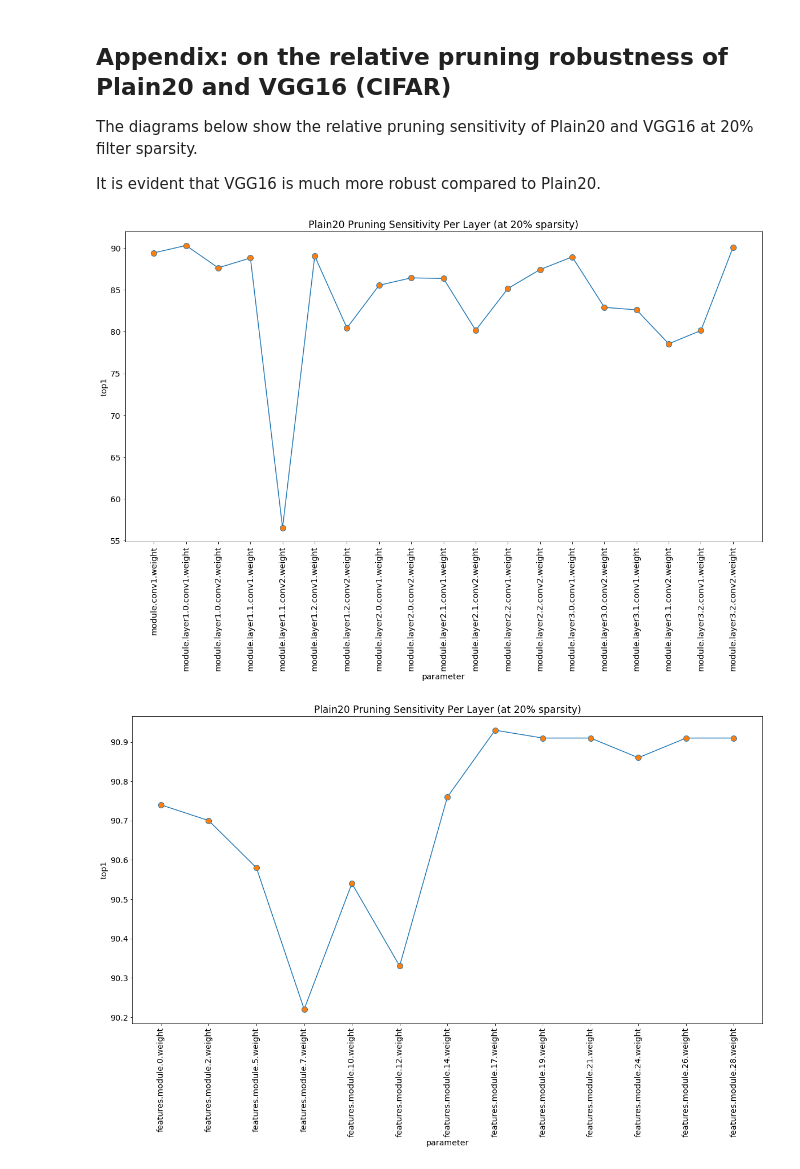
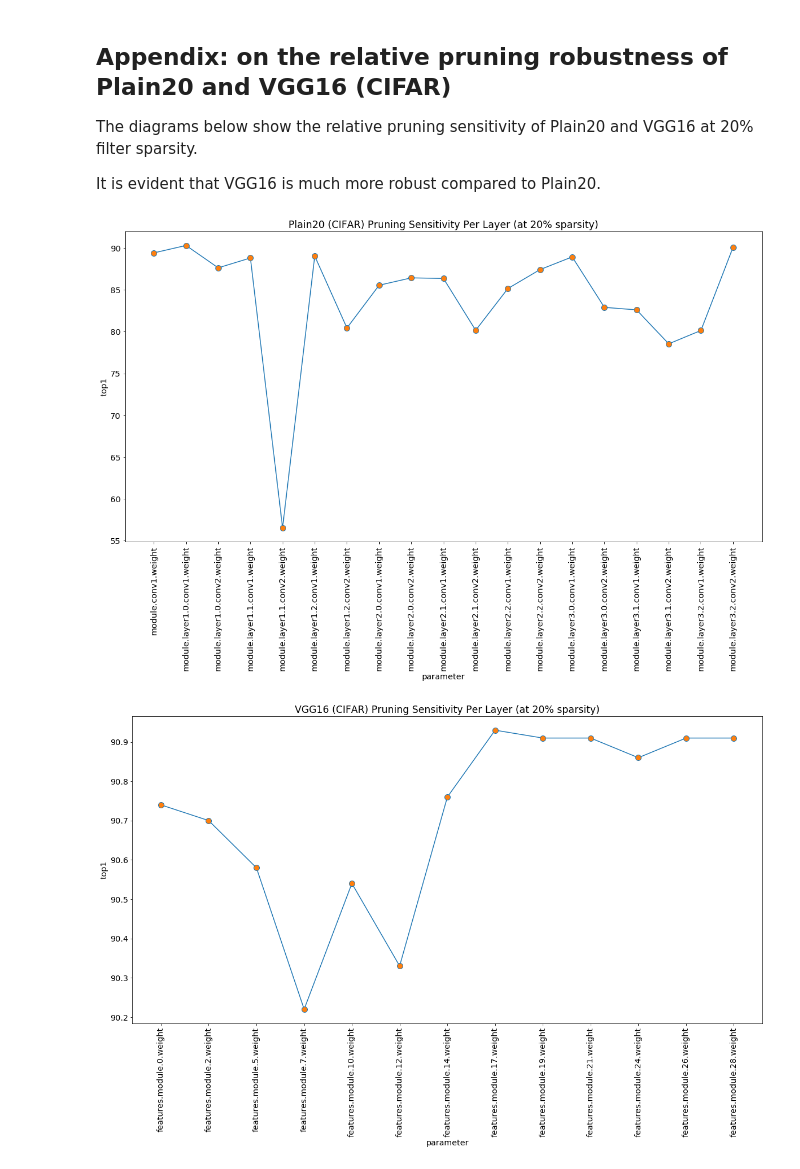
Before and after one commit to IntelLabs/distiller, a Jupyter notebook: examples/automated_deep_compression/amc-results.ipynb, the cells around one changed output. Drawn from its saved outputs; the diff is of its cells as text; code cells hidden in the pictures.

```diff
--- a/examples/automated_deep_compression/amc-results.ipynb
+++ b/examples/automated_deep_compression/amc-results.ipynb
@@ -452,27 +460,28 @@ It is evident that VGG16 is much more robust compared to Plain20.
 # %%
 df_plain20_sensitivity = pd.read_csv('../sensitivity-analysis/plain20-cifar/plain20_cifar_sensitivity_filters.csv')
 df_vgg16_sensitivity = pd.read_csv('../sensitivity-analysis/vgg16-cifar/vgg16_cifar_sensitivity_filters.csv')
-df_sensitivity['sparsity'] = round(df_sensitivity['sparsity'], 2)
+df_plain20_sensitivity['sparsity'] = round(df_plain20_sensitivity['sparsity'], 2)
+df_vgg16_sensitivity['sparsity'] = round(df_vgg16_sensitivity['sparsity'], 2)
 
-def plot_sensitivity(df, level, acc):
+def plot_sensitivity(df, level, acc, name):
     filtered = df[df.sparsity == level]
     #s = filtered.style.apply(highlight_min_max)
 
     param_names = filtered['parameter']
 
     # Plot the sensitivities
     x = range(filtered[acc].shape[0])
     y = filtered[acc].values.tolist()
     fig = plt.figure(figsize=(20,10))
     plt.plot(x, y, label=param_names, marker="o", markersize=10, markerfacecolor="C1")
     plt.ylabel(str(acc))
     plt.xlabel('parameter')
     plt.xticks(rotation='vertical')
     plt.xticks(x, param_names)
-    plt.title('Plain20 Pruning Sensitivity Per Layer (at {:.0f}% sparsity)'.format(level*100))
+    plt.title('{} Pruning Sensitivity Per Layer (at {:.0f}% sparsity)'.format(name, level*100))
 
-plot_sensitivity(df_plain20_sensitivity, 0.2, 'top1')
-plot_sensitivity(df_vgg16_sensitivity, 0.2, 'top1')
+plot_sensitivity(df_plain20_sensitivity, 0.2, 'top1', name="Plain20 (CIFAR)")
+plot_sensitivity(df_vgg16_sensitivity, 0.2, 'top1', name="VGG16 (CIFAR)")
 # %% [output]
-[figure, old version]
+[figure, new version]
-[figure, old version]
+[figure, new version]
```
Also changed, not shown: parts of 9 cells of this notebook, 2 other files.
